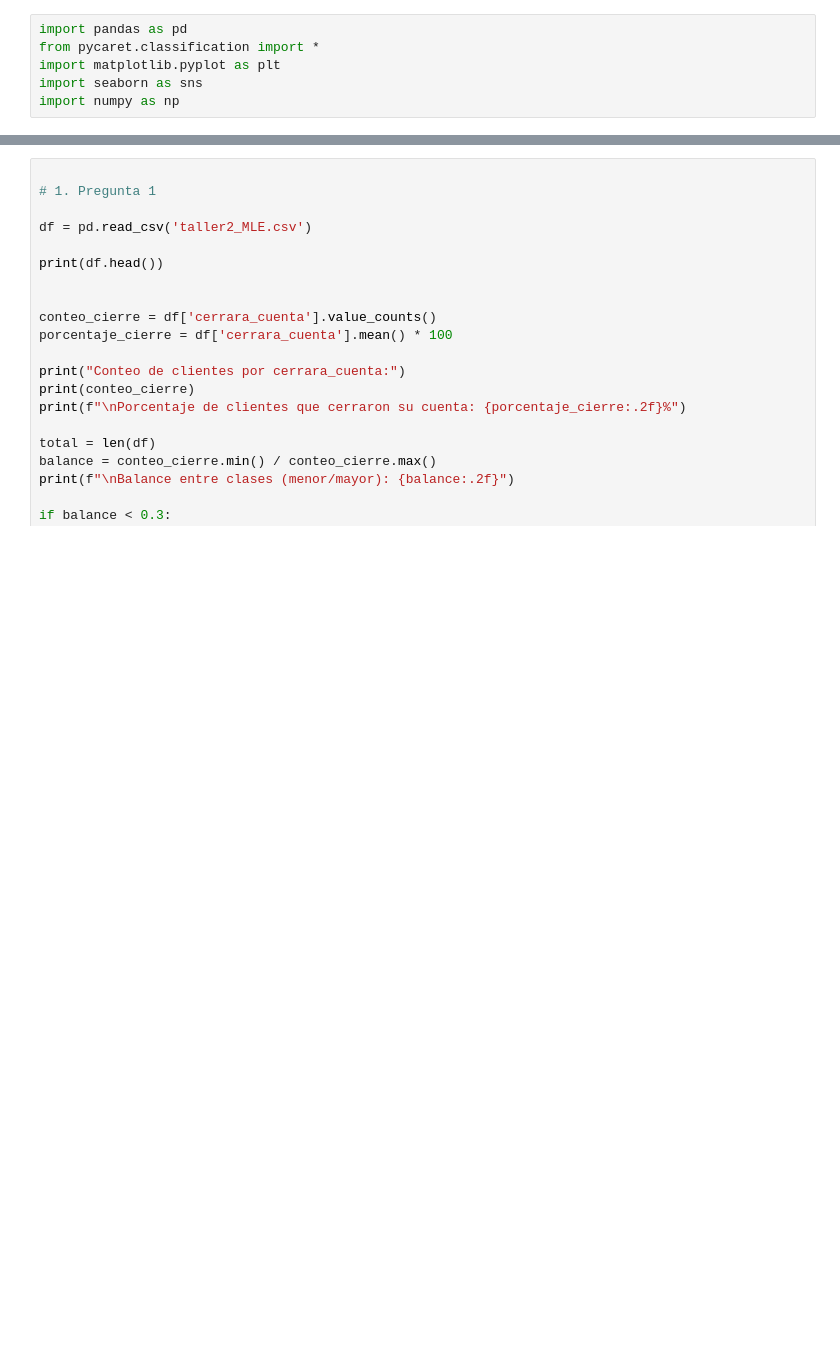
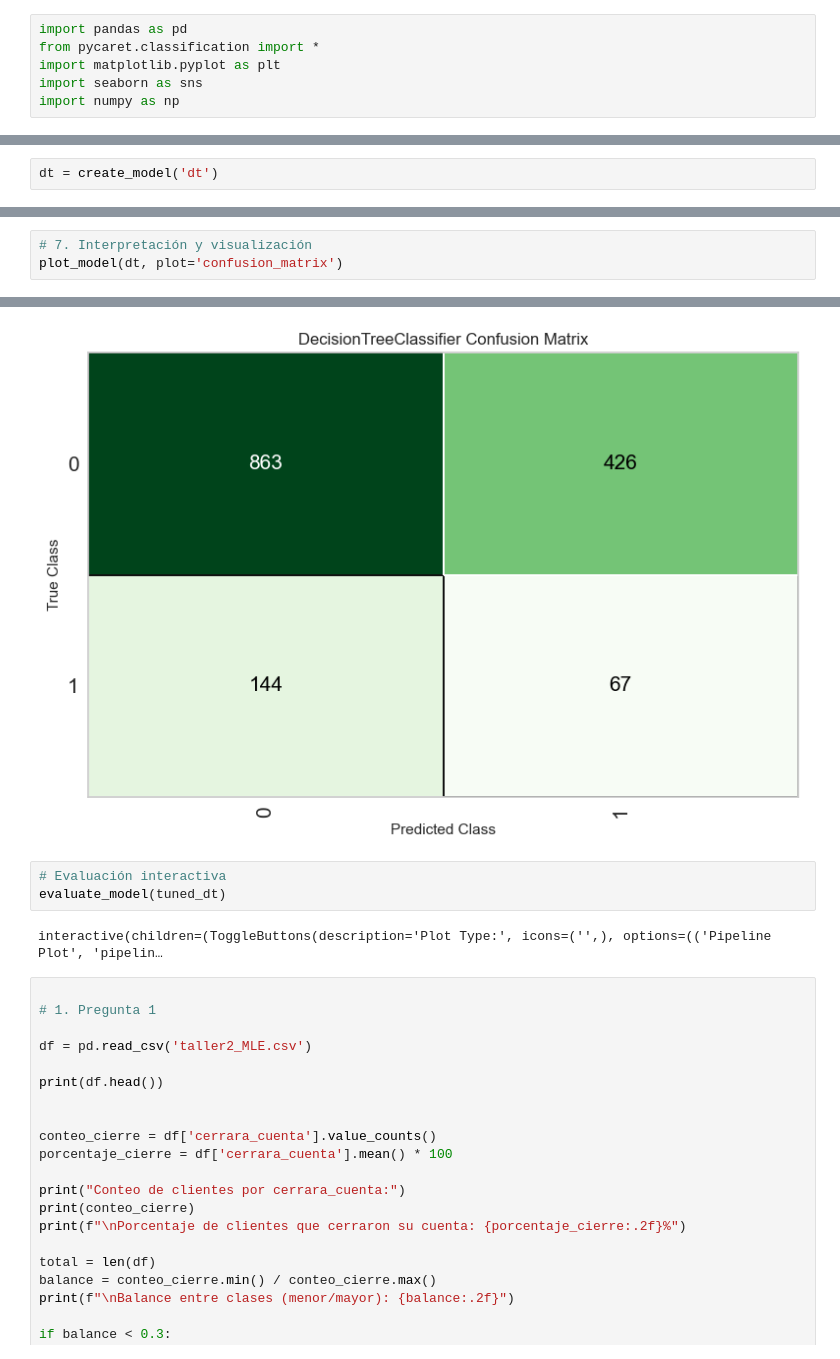
Before and after one commit to Rulo1331/MLE_DMC, a Jupyter notebook: MLE_Taller2.ipynb, the cells around one changed output, grey strips where cells are left out. Cells and saved outputs as stored; diff of their text form; blank space fills up the shorter version.

```diff
--- a/MLE_Taller2.ipynb
+++ b/MLE_Taller2.ipynb
@@ -8,0 +155,2 @@ import numpy as np
+# %%
+dt = create_model('dt')
@@ -8,0 +194,4 @@ import numpy as np
+# %%
+# 7. Interpretación y visualización
+plot_model(dt, plot='confusion_matrix')
+# %% [output]
@@ -9,3 +199,9 @@ import numpy as np
+[figure, added]
+# %%
+# Evaluación interactiva
+evaluate_model(tuned_dt)
+# %% [output]
+interactive(children=(ToggleButtons(description='Plot Type:', icons=('',), options=(('Pipeline Plot', 'pipelin…
 # %%
 
 # 1. Pregunta 1
```
Also changed, not shown: parts of 13 cells of this notebook, 3 other files.
